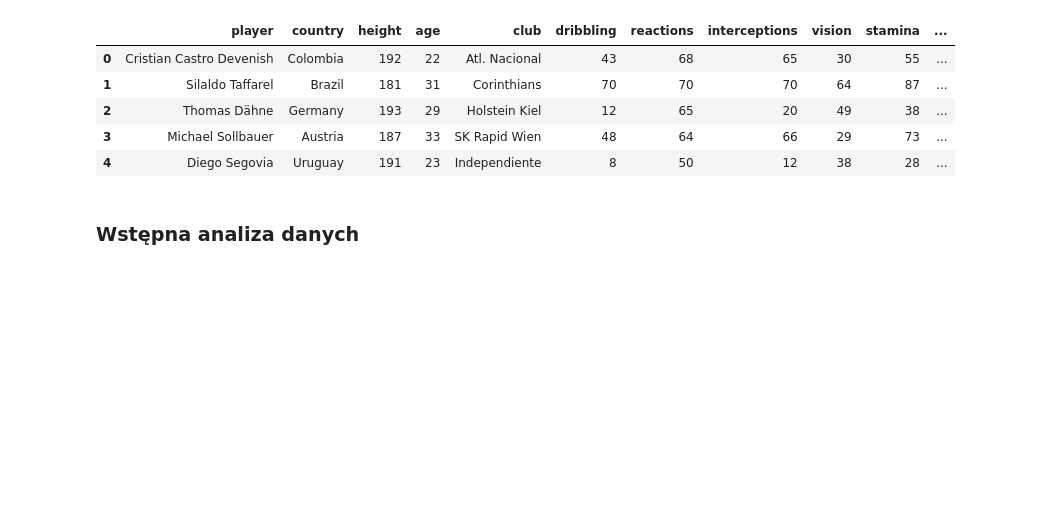
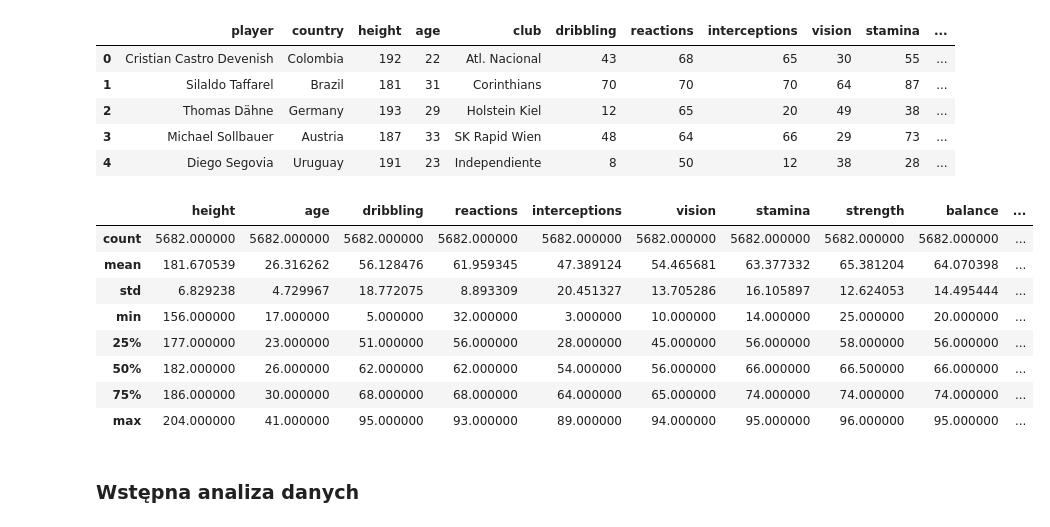
Before and after one commit to izabelakolodziejska/Fifa_players_analysis, a Jupyter notebook: fifa_analysys.ipynb, the cells around one changed output. Drawn from its saved outputs; the diff is of its cells as text; code cells hidden in the pictures; blank space fills up the shorter version.

```diff
--- a/fifa_analysys.ipynb
+++ b/fifa_analysys.ipynb
@@ -94,6 +89,18 @@ data.head()
 | 2 | Thomas Dähne | Germany | 193 | 29 | Holstein Kiel | 12 | 65 | 20 | 49 | 38 | ... |
 | 3 | Michael Sollbauer | Austria | 187 | 33 | SK Rapid Wien | 48 | 64 | 66 | 29 | 73 | ... |
 | 4 | Diego Segovia | Uruguay | 191 | 23 | Independiente | 8 | 50 | 12 | 38 | 28 | ... |
+# %%
+data.describe()
+# %% [output]
+|  | height | age | dribbling | reactions | interceptions | vision | stamina | strength | balance | ... |
+| count | 5682.000000 | 5682.000000 | 5682.000000 | 5682.000000 | 5682.000000 | 5682.000000 | 5682.000000 | 5682.000000 | 5682.000000 | ... |
+| mean | 181.670539 | 26.316262 | 56.128476 | 61.959345 | 47.389124 | 54.465681 | 63.377332 | 65.381204 | 64.070398 | ... |
+| std | 6.829238 | 4.729967 | 18.772075 | 8.893309 | 20.451327 | 13.705286 | 16.105897 | 12.624053 | 14.495444 | ... |
+| min | 156.000000 | 17.000000 | 5.000000 | 32.000000 | 3.000000 | 10.000000 | 14.000000 | 25.000000 | 20.000000 | ... |
+| 25% | 177.000000 | 23.000000 | 51.000000 | 56.000000 | 28.000000 | 45.000000 | 56.000000 | 58.000000 | 56.000000 | ... |
+| 50% | 182.000000 | 26.000000 | 62.000000 | 62.000000 | 54.000000 | 56.000000 | 66.000000 | 66.500000 | 66.000000 | ... |
+| 75% | 186.000000 | 30.000000 | 68.000000 | 68.000000 | 64.000000 | 65.000000 | 74.000000 | 74.000000 | 74.000000 | ... |
+| max | 204.000000 | 41.000000 | 95.000000 | 93.000000 | 89.000000 | 94.000000 | 95.000000 | 96.000000 | 95.000000 | ... |
 # %% [markdown]
 ### Wstępna analiza danych
 # %%
```
Also changed, not shown: parts of 17 cells of this notebook, 2 other files.
